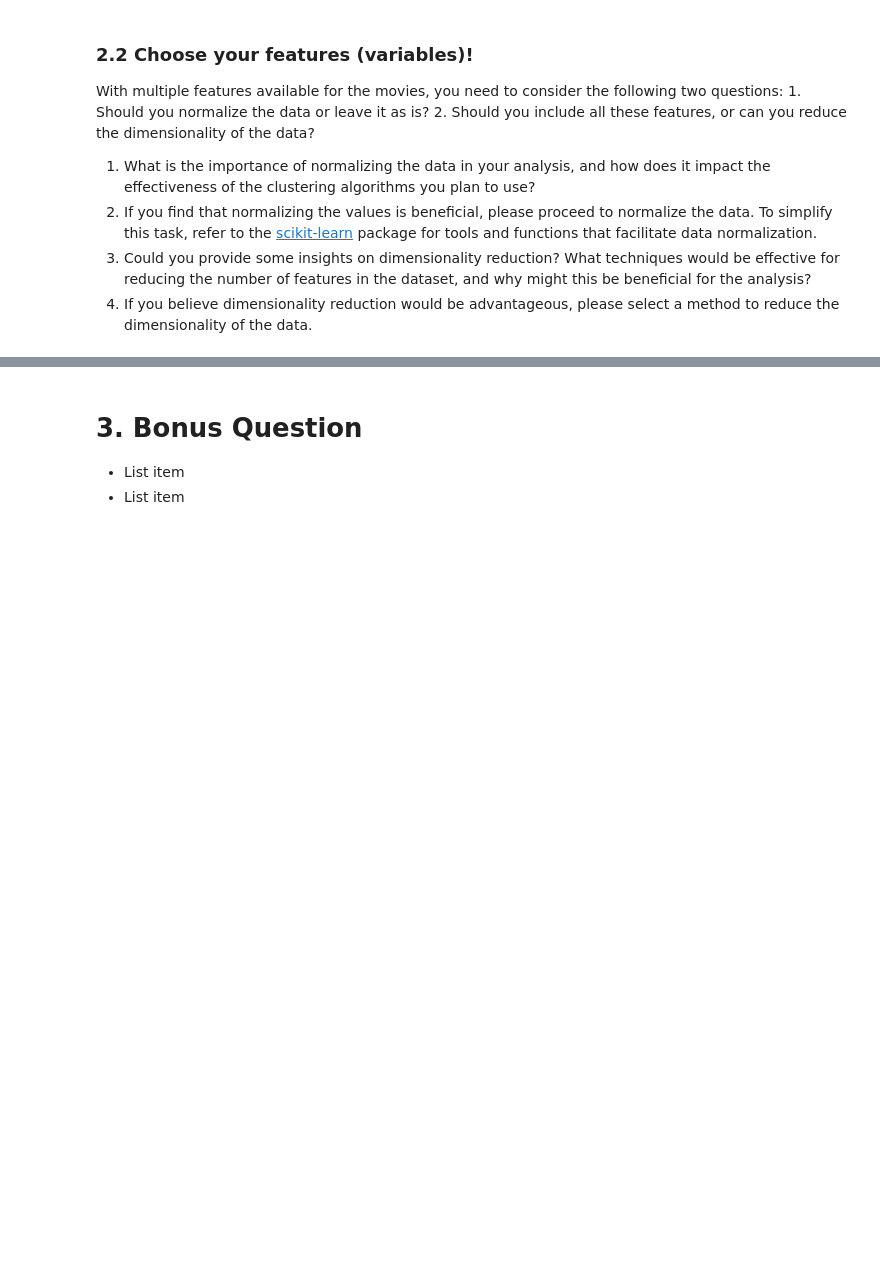
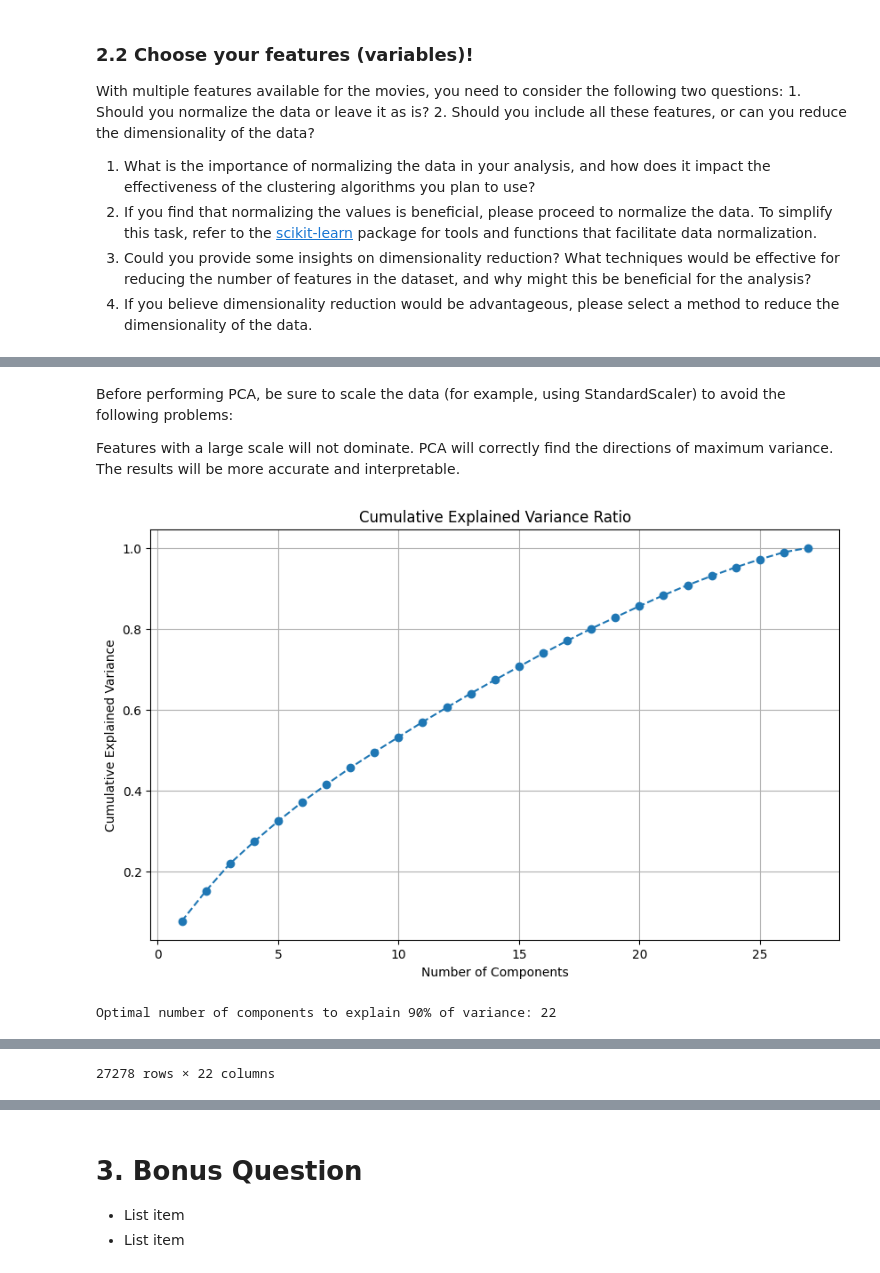
Before and after one commit to khalmatay/ADM-HW4, a Jupyter notebook: main.ipynb, the cells around one changed output, grey strips where cells are left out. Saved outputs shown, nothing was run; the diff lists cells and outputs as text; code cells hidden in the pictures; blank space fills up the shorter version.

```diff
--- a/main.ipynb
+++ b/main.ipynb
@@ -485,8 +496,8 @@ memory usage: 5.6+ MB
 None
 # %%
 # Fill missing values without inplace
-movie_data["ratings_avg"] = movie_data["ratings_avg"].fillna(0)
-movie_data["rating_count"] = movie_data["rating_count"].fillna(0)
+movie_data["ratings_avg"] = movie_data["ratings_avg"].fillna(movie_data['ratings_avg'].median())
+movie_data["rating_count"] = movie_data["rating_count"].fillna(movie_data['rating_count'].median())
 movie_data["relevant_genome_tag"] = movie_data["relevant_genome_tag"].fillna("Unknown")
 movie_data["common_user_tag"] = movie_data["common_user_tag"].fillna("No Tag")
 
@@ -557,0 +651,12 @@ With multiple features available for the movies, you need to consider the follow
+# %%
+from sklearn.preprocessing import LabelEncoder
+
+# Создаем LabelEncoder для обработки текстовых признаков
+label_encoder = LabelEncoder()
+
+# Применяем Label Encoding к колонкам с тегами
+for col in ['relevant_genome_tag', 'common_user_tag']:
+    movie_data[col] = label_encoder.fit_transform(movie_data[col].fillna("Unknown"))
+
+# Проверяем результат
+movie_data[['relevant_genome_tag', 'common_user_tag']].head()
@@ -557,0 +670,4 @@ With multiple features available for the movies, you need to consider the follow
+# %%
+# Преобразование всех столбцов с True/False в числовой формат (0 и 1)
+boolean_columns = movie_data.select_dtypes(include=['bool']).columns
+movie_data[boolean_columns] = movie_data[boolean_columns].astype(int)
@@ -557,0 +706,47 @@ With multiple features available for the movies, you need to consider the follow
+# %% [markdown]
+Before performing PCA, be sure to scale the data (for example, using StandardScaler) to avoid the following problems:
+
+Features with a large scale will not dominate.
+PCA will correctly find the directions of maximum variance.
+The results will be more accurate and interpretable.
+# %%
+
+
+
+numeric_data = movie_data.select_dtypes(include=['float64', 'int64'])
+
+scaler = StandardScaler()
+scaled_data = scaler.fit_transform(numeric_data)
+
+pca = PCA()
+pca_result = pca.fit_transform(scaled_data)
+
+explained_variance_ratio = pca.explained_variance_ratio_
+cumulative_variance = explained_variance_ratio.cumsum()
+
+plt.figure(figsize=(10, 6))
+plt.plot(range(1, len(cumulative_variance) + 1), cumulative_variance, marker='o', linestyle='--')
+plt.title('Cumulative Explained Variance Ratio')
+plt.xlabel('Number of Components')
+plt.ylabel('Cumulative Explained Variance')
+plt.grid()
+plt.show()
+
+# Select the optimal number of components
+# To explain 95% of the variance
+n_components = (cumulative_variance >= 0.9).argmax() + 1
+print(f"Optimal number of components to explain 90% of variance: {n_components}")
+
+pca_optimal = PCA(n_components=n_components)
+pca_optimal_result = pca_optimal.fit_transform(scaled_data)
+
+# Add PCA results to a DataFrame
+pca_columns = [f"pca_{i+1}" for i in range(n_components)]
+pca_df = pd.DataFrame(pca_optimal_result, columns=pca_columns)
+
+# Combine PCA results with the original DataFrame
+movie_data_pca = pd.concat([movie_data.reset_index(drop=True), pca_df], axis=1)
+pca_df
+# %% [output]
+[figure, added]
+Optimal number of components to explain 90% of variance: 22
@@ -557,0 +765 @@ With multiple features available for the movies, you need to consider the follow
+27278 rows × 22 columns
```
Also changed, not shown: parts of 18 cells of this notebook.
